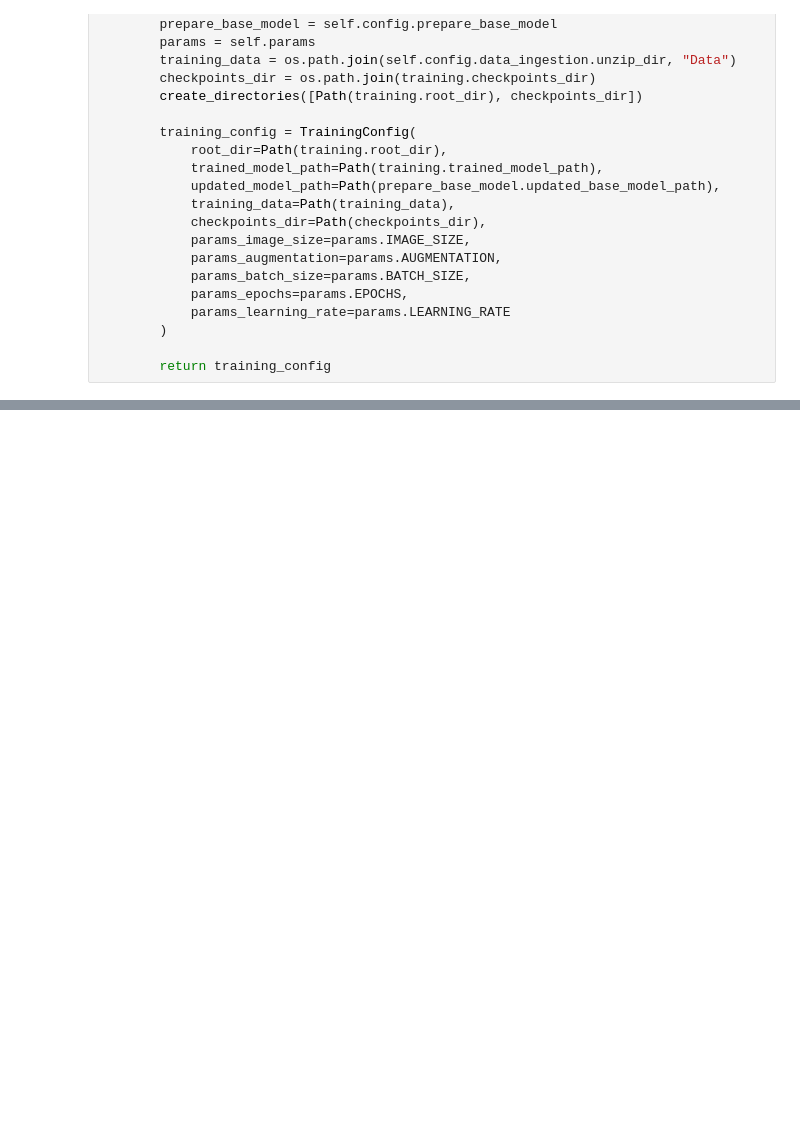
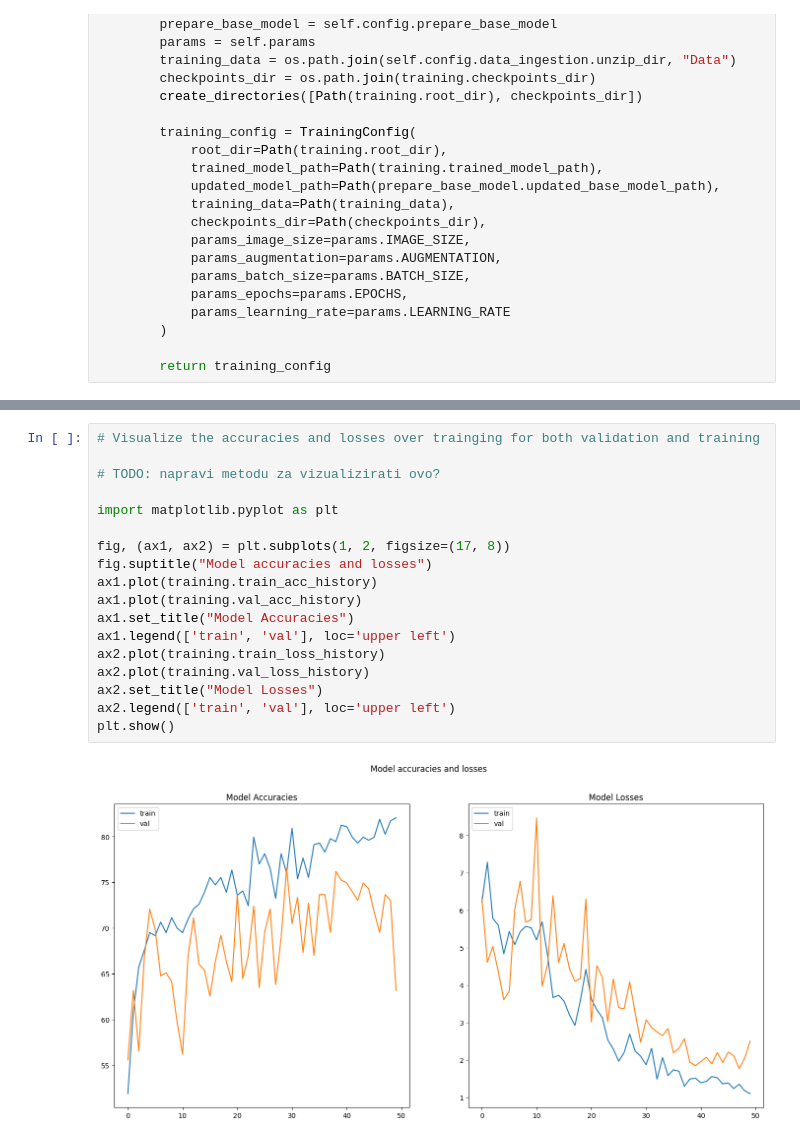
Before and after one commit to buzaXnov/cancer-classification, a Jupyter notebook: research/03_model_trainer.ipynb, the cells around one changed output, grey strips where cells are left out. Saved outputs shown, nothing was run; the diff lists cells and outputs as text; blank space fills up the shorter version.

```diff
--- a/research/03_model_trainer.ipynb
+++ b/research/03_model_trainer.ipynb
@@ -248,0 +386,20 @@ TypeError: Training.validate() takes 1 positional argument but 2 were given
+# %%
+# Visualize the accuracies and losses over trainging for both validation and training
+
+# TODO: napravi metodu za vizualizirati ovo?
+
+import matplotlib.pyplot as plt
+
+fig, (ax1, ax2) = plt.subplots(1, 2, figsize=(17, 8))
+fig.suptitle("Model accuracies and losses")
+ax1.plot(training.train_acc_history)
+ax1.plot(training.val_acc_history)
+ax1.set_title("Model Accuracies")
+ax1.legend(['train', 'val'], loc='upper left')
+ax2.plot(training.train_loss_history)
+ax2.plot(training.val_loss_history)
+ax2.set_title("Model Losses")
+ax2.legend(['train', 'val'], loc='upper left')
+plt.show()
+# %% [output]
+[figure, added]
```
Also changed, not shown: parts of 11 cells of this notebook, 26 other files.
